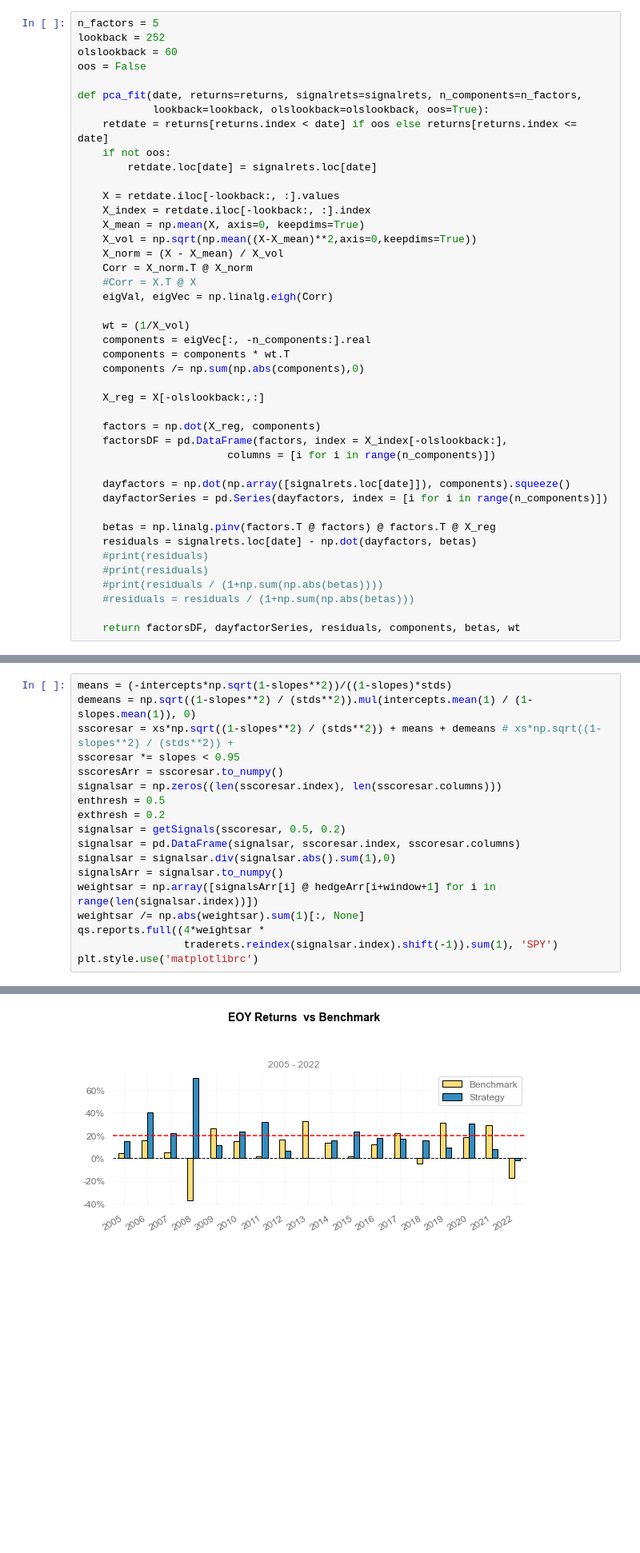
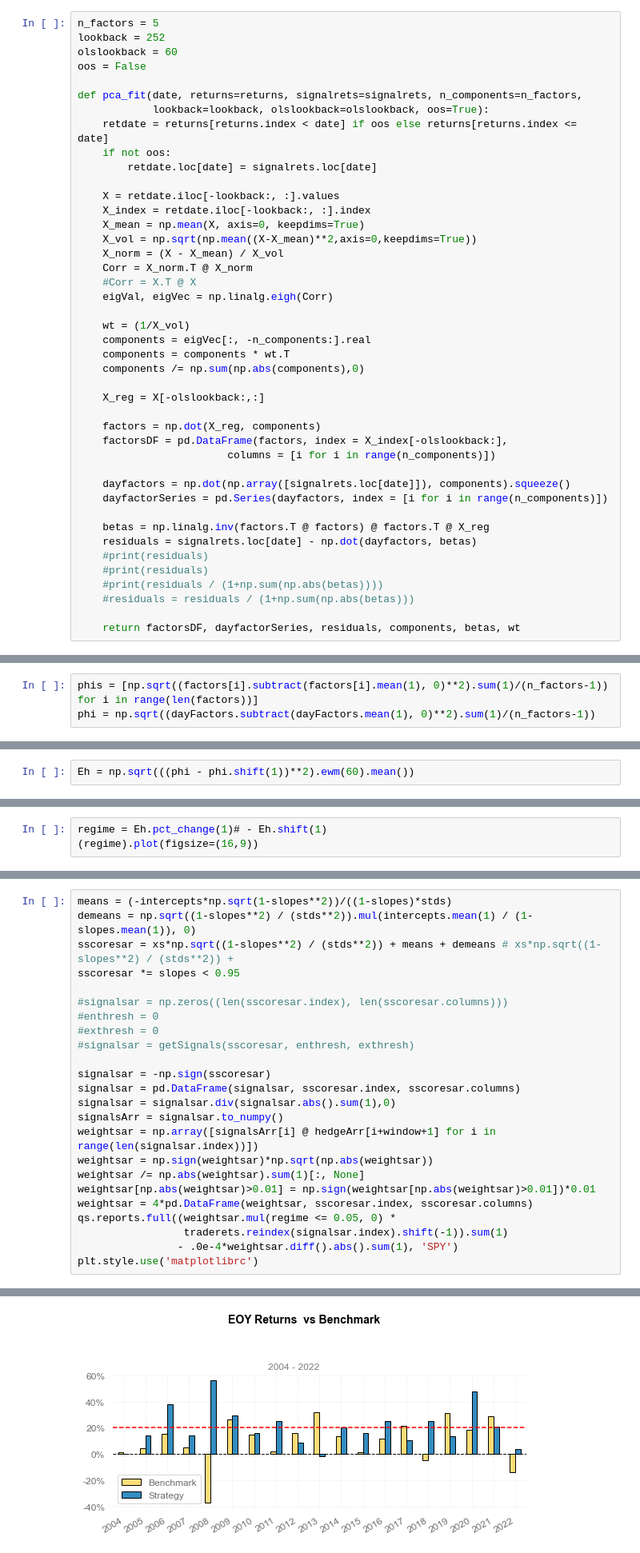
Before and after one commit to genPerms/dlsa-public, a Jupyter notebook: pcaarb.ipynb, the cells around one changed output, grey strips where cells are left out. Shown at 80% size. Drawn from its saved outputs; the diff is of its cells as text; blank space fills up the shorter version.

```diff
--- a/pcaarb.ipynb
+++ b/pcaarb.ipynb
@@ -260,7 +260,7 @@ def pca_fit(date, returns=returns, signalrets=signalrets, n_components=n_factors
     dayfactors = np.dot(np.array([signalrets.loc[date]]), components).squeeze()
     dayfactorSeries = pd.Series(dayfactors, index = [i for i in range(n_components)])
 
-    betas = np.linalg.pinv(factors.T @ factors) @ factors.T @ X_reg
+    betas = np.linalg.inv(factors.T @ factors) @ factors.T @ X_reg
     residuals = signalrets.loc[date] - np.dot(dayfactors, betas)
     #print(residuals)
     #print(residuals)
@@ -281,6 +281,9 @@ eigens = np.array([res[3] for res in results])
 betas = np.array([res[4] for res in results])
 vols = np.array([res[5] for res in results])
 vols = vols.reshape(vols.shape[0], vols.shape[2])
+# %%
+phis = [np.sqrt((factors[i].subtract(factors[i].mean(1), 0)**2).sum(1)/(n_factors-1)) for i in range(len(factors))]
+phi = np.sqrt((dayFactors.subtract(dayFactors.mean(1), 0)**2).sum(1)/(n_factors-1))
 # %%
 (dayFactors).cumsum().plot()
 # %% [output]
@@ -467,0 +492,2 @@ def getSignals(sscoreDF, enthresh=1.25, exthresh=0.5):
+# %%
+Eh = np.sqrt(((phi - phi.shift(1))**2).ewm(60).mean())
@@ -467,0 +501,3 @@ def getSignals(sscoreDF, enthresh=1.25, exthresh=0.5):
+# %%
+regime = Eh.pct_change(1)# - Eh.shift(1)
+(regime).plot(figsize=(16,9))
@@ -470,18 +509,24 @@ means = (-intercepts*np.sqrt(1-slopes**2))/((1-slopes)*stds)
 demeans = np.sqrt((1-slopes**2) / (stds**2)).mul(intercepts.mean(1) / (1-slopes.mean(1)), 0)
 sscoresar = xs*np.sqrt((1-slopes**2) / (stds**2)) + means + demeans # xs*np.sqrt((1-slopes**2) / (stds**2)) +
 sscoresar *= slopes < 0.95
-sscoresArr = sscoresar.to_numpy()
-signalsar = np.zeros((len(sscoresar.index), len(sscoresar.columns)))
-enthresh = 0.5
-exthresh = 0.2
-signalsar = getSignals(sscoresar, 0.5, 0.2)
+
+#signalsar = np.zeros((len(sscoresar.index), len(sscoresar.columns)))
+#enthresh = 0
+#exthresh = 0
+#signalsar = getSignals(sscoresar, enthresh, exthresh)
+
+signalsar = -np.sign(sscoresar)
 signalsar = pd.DataFrame(signalsar, sscoresar.index, sscoresar.columns)
 signalsar = signalsar.div(signalsar.abs().sum(1),0)
 signalsArr = signalsar.to_numpy()
 weightsar = np.array([signalsArr[i] @ hedgeArr[i+window+1] for i in range(len(signalsar.index))])
+weightsar = np.sign(weightsar)*np.sqrt(np.abs(weightsar))
 weightsar /= np.abs(weightsar).sum(1)[:, None]
-qs.reports.full((4*weightsar *
-                 traderets.reindex(signalsar.index).shift(-1)).sum(1), 'SPY')
+weightsar[np.abs(weightsar)>0.01] = np.sign(weightsar[np.abs(weightsar)>0.01])*0.01
+weightsar = 4*pd.DataFrame(weightsar, sscoresar.index, sscoresar.columns)
+qs.reports.full((weightsar.mul(regime <= 0.05, 0) *
+                 traderets.reindex(signalsar.index).shift(-1)).sum(1)
+                - .0e-4*weightsar.diff().abs().sum(1), 'SPY')
 plt.style.use('matplotlibrc')
 # %% [output]
 Performance Metrics
@@ -517 +562 @@ Strategy Visualization
-[figure, old version]
+[figure, new version]
```
Also changed, not shown: parts of 21 cells of this notebook, 1 other file.
